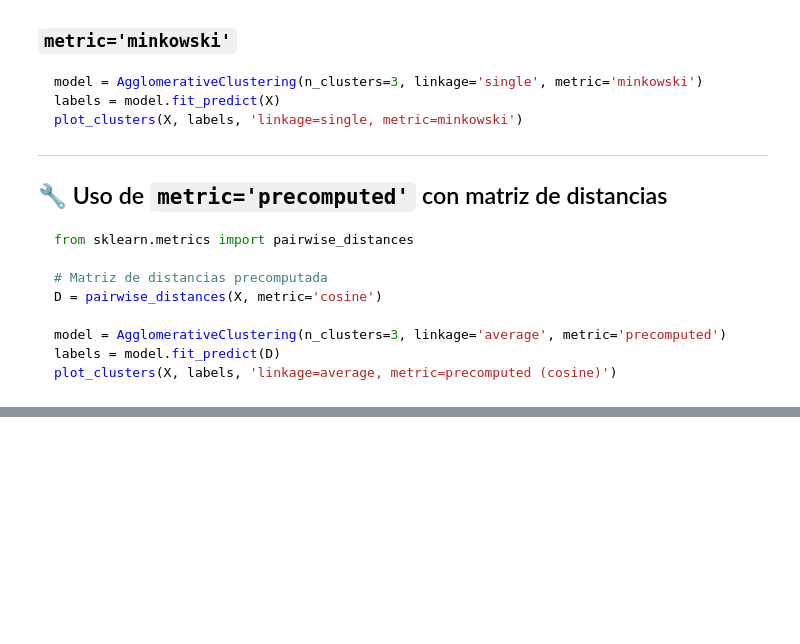
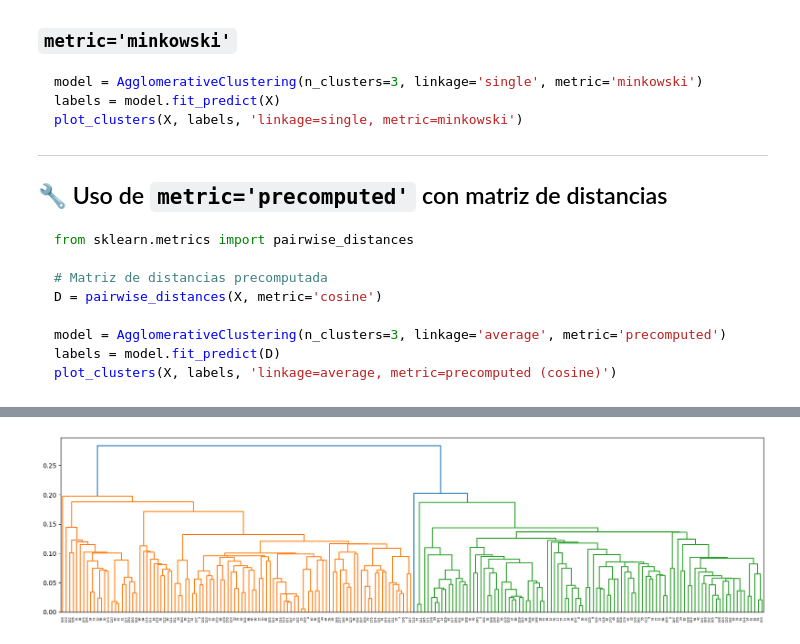
Before and after one commit to BenjaminGMC/sic_ai_2025_jun, a Jupyter notebook: 03machinelearning/clase_16.ipynb, the cells around one changed output, grey strips where cells are left out. Drawn from its saved outputs; the diff is of its cells as text; code cells hidden in the pictures; blank space fills up the shorter version.

```diff
--- a/03machinelearning/clase_16.ipynb
+++ b/03machinelearning/clase_16.ipynb
@@ -198,0 +381,7 @@ plot_clusters(X, labels, 'linkage=average, metric=precomputed (cosine)')
+# %%
+myLinkage = linkage(X2, method='single')
+plt.figure(figsize=(20, 5))
+dendrogram(myLinkage)
+plt.show()
+# %% [output]
+[figure, added]
```
Also changed, not shown: parts of 12 cells of this notebook.
